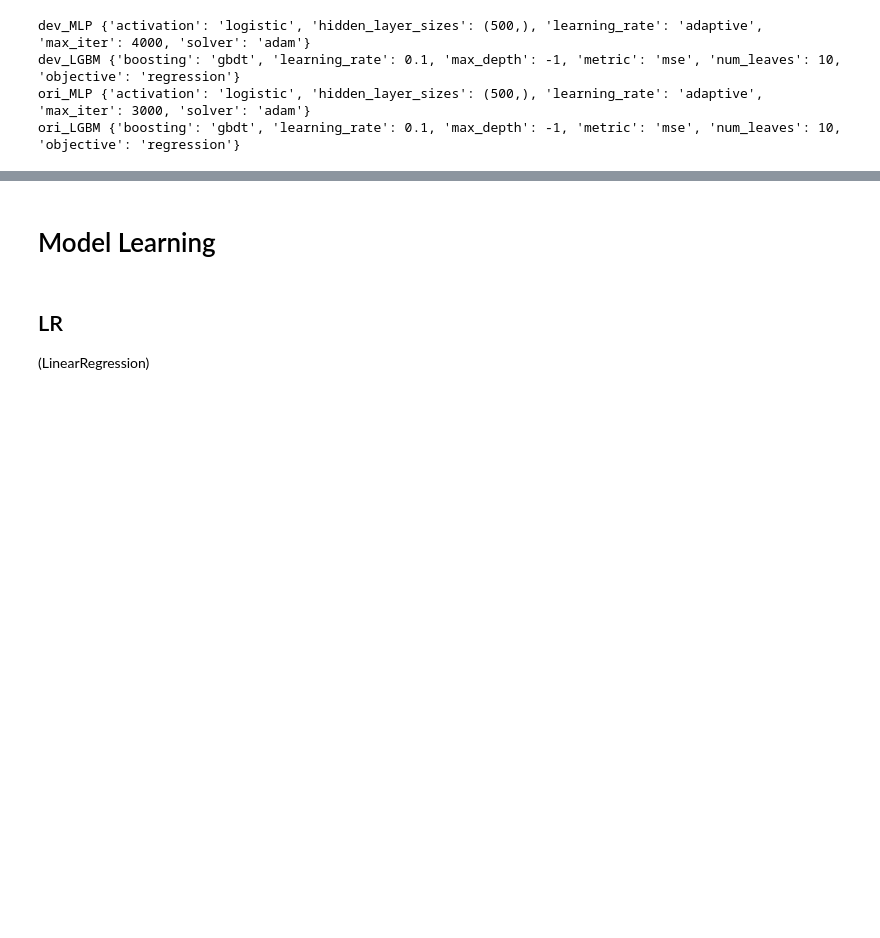
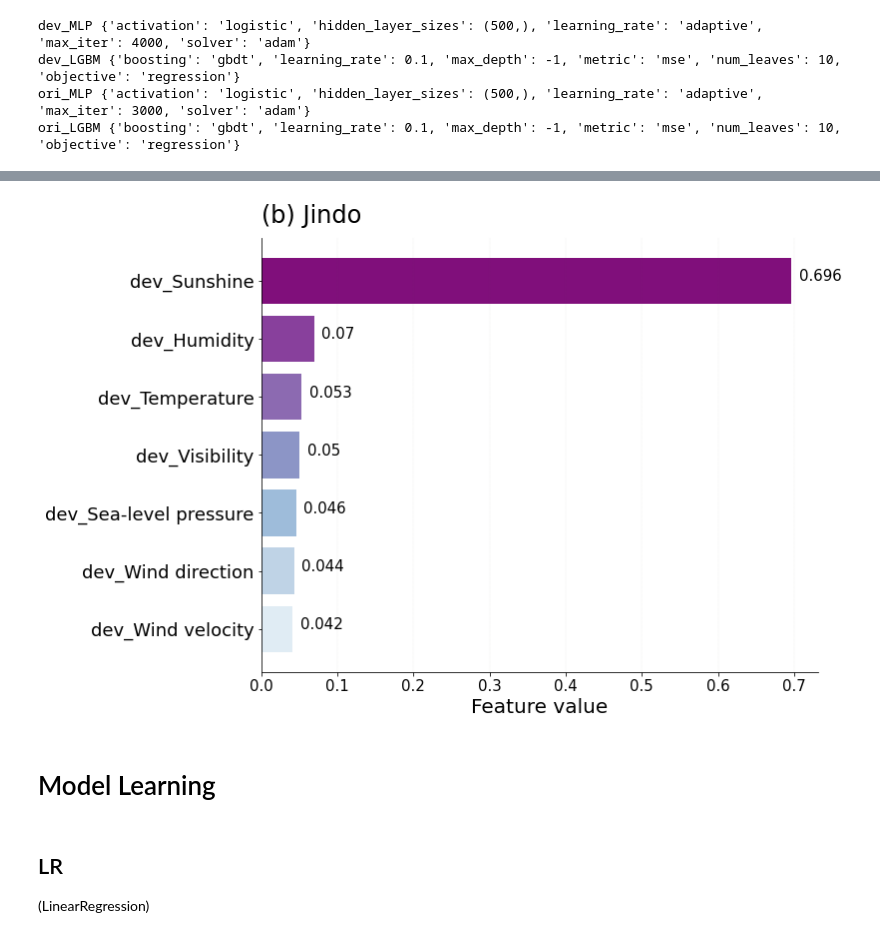
Before and after one commit to Hanchaeeun/SolarPower-Analysis, a Jupyter notebook: 06_Modeling-Jindo.ipynb, the cells around one changed output, grey strips where cells are left out. Saved outputs shown, nothing was run; the diff lists cells and outputs as text; code cells hidden in the pictures; blank space fills up the shorter version.

```diff
--- a/06_Modeling-Jindo.ipynb
+++ b/06_Modeling-Jindo.ipynb
@@ -105,0 +124,2 @@ ori_LGBM {'boosting': 'gbdt', 'learning_rate': 0.1, 'max_depth': -1, 'metric': '
+# %%
+dev_importances = RF_importances(df, dev=True)
@@ -106,3 +133,24 @@ ori_LGBM {'boosting': 'gbdt', 'learning_rate': 0.1, 'max_depth': -1, 'metric': '
+# %%
+fig, ax = plt.subplots(figsize=(10,8), ncols=1, nrows=1)
+plt.title('(b) Jindo', loc='left', pad=15, fontsize=24)
+pal = sns.color_palette('BuPu', n_colors=len(dev_importances.keys()))
+ax.barh(y=range(0, len(dev_importances.keys())), width=dev_importances.values(), color=pal[::1])
+ax.set_yticklabels(labels=list(dev_importances.keys()), fontsize=18)
+ax.set_yticks(range(0, len(dev_importances.keys())))
+ax.set_xticklabels(np.round(np.arange(0, 1.0, 0.1),1), fontsize=15)
+ax.set_xlabel('Feature value', fontsize=20)
+
+ax.spines['top'].set_visible(False)
+ax.spines['right'].set_visible(False)
+
+for idx,i in enumerate(dev_importances.values()):
+  ax.text(i+0.01, idx, np.round(i,3), fontdict={'fontsize':15})
+
+plt.grid(axis='x', color='#696965', linewidth=0.1, linestyle=':')
+plt.savefig('Jd_features', bbox_inches='tight', dpi=100)
+plt.show()
+# %% [output]
+[figure, added]
 # %% [markdown]
 # Model Learning
 # %% [markdown]
```
Also changed, not shown: parts of 20 cells of this notebook, 1 other file.
